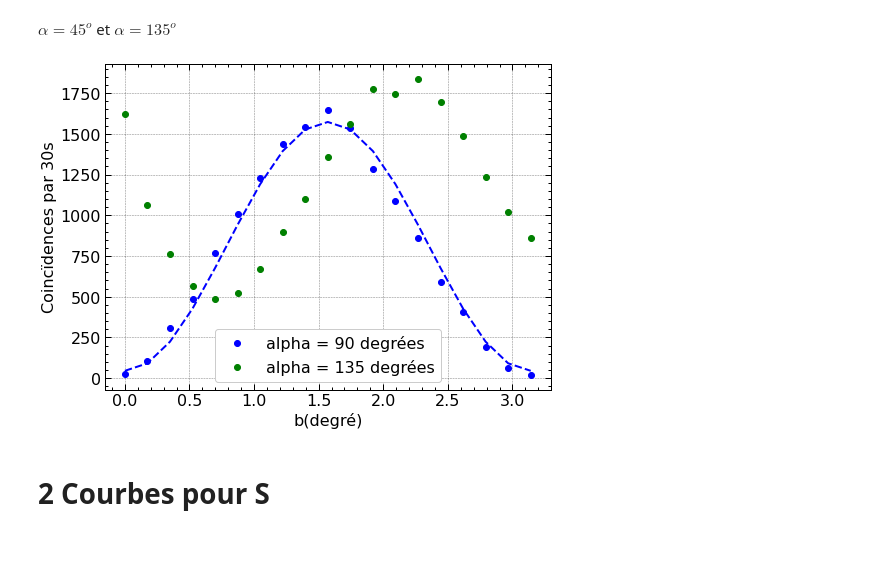
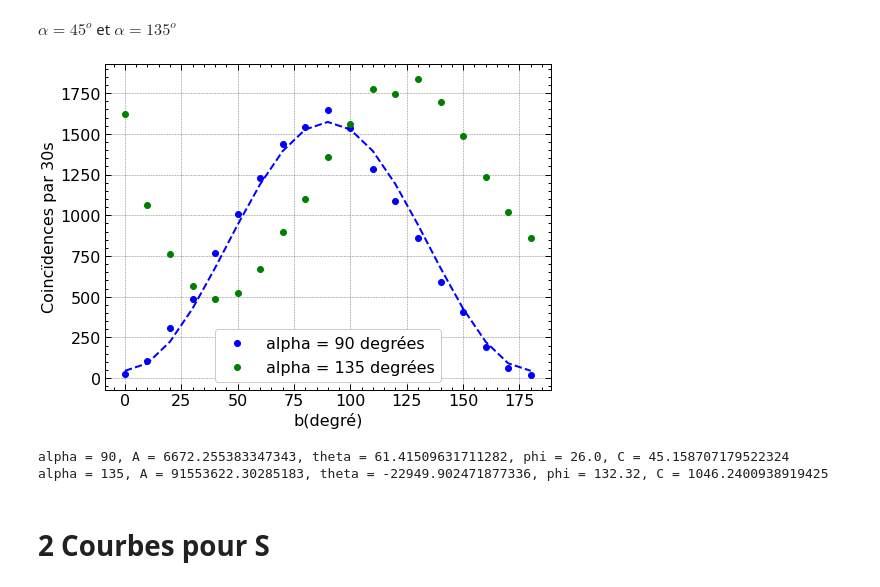
Before and after one commit to pierrotlamontagne/Github-labo-3, a Jupyter notebook: PIN/Analyse.ipynb, the cells around one changed output. Drawn from its saved outputs; the diff is of its cells as text; code cells hidden in the pictures; blank space fills up the shorter version.

```diff
--- a/PIN/Analyse.ipynb
+++ b/PIN/Analyse.ipynb
@@ -101,32 +136,37 @@ $\alpha = 45^o$ et $\alpha = 135^o$
 # %%
 b_a90, N_a90 = np.loadtxt("Données/a-90.txt", unpack = True, skiprows = 2)
 b_a135, N_a135 = np.loadtxt("Données/a-135.txt", unpack = True, skiprows = 2)
 
 b_a90 *= np.pi/180
 a = 90 * (np.pi/180) # à changer pour le calcul de chaque curve_fit
 a90_guess = [5560,46 * (np.pi/180),26 * (np.pi/180),22]
 a90_popt = curve_fit(Nb_coincidences, b_a90, N_a90, a90_guess)
 
 A, theta, phi, C = a90_popt[0]
 y_fit_45 = Nb_coincidences(b_a90, A, theta, phi, C)
 
 b_a135 *= np.pi/180
 a = 90 * (np.pi/180) # à changer pour le calcul de chaque curve_fit
 a135_guess = [89922 ,325.86* (np.pi/180),132.32 * (np.pi/180),12119]
 a135_popt = curve_fit(Nb_coincidences, b_a135, N_a135, a135_guess)
 
 A, theta, phi, C = a135_popt[0]
 y_fit_135 = Nb_coincidences(b_a135, A, theta, phi, C)
 
-plt.plot(b_a90,N_a90,"bo",label="alpha = 90 degrées")
-plt.plot(b_a90,y_fit_45,"b--")
-plt.plot(b_a135,N_a135,"go",label="alpha = 135 degrées")
+plt.plot(b_a90*(180/np.pi),N_a90,"bo",label="alpha = 90 degrées")
+plt.plot(b_a90*(180/np.pi),y_fit_45,"b--")
+plt.plot(b_a135*(180/np.pi),N_a135,"go",label="alpha = 135 degrées")
 #plt.plot(b_a135,y_fit_135,"g--")
 plt.xlabel("b(degré)")
 plt.ylabel("Coincïdences par 30s")
 plt.legend()
 plt.show()
+
+print(f"alpha = {90}, A = {a90_popt[0][0]}, theta = {a90_popt[0][1]*(180/np.pi)}, phi = {a90_popt[0][2]*(180/np.pi)}, C = {a90_popt[0][3]}")
+print(f"alpha = {135}, A = {a135_popt[0][0]}, theta = {a135_popt[0][1]*(180/np.pi)}, phi = {a135_popt[0][2]*(180/np.pi)}, C = {a135_popt[0][3]}")
 # %% [output]
-[figure, old version]
+[figure, new version]
+alpha = 90, A = 6672.255383347343, theta = 61.41509631711282, phi = 26.0, C = 45.158707179522324
+alpha = 135, A = 91553622.30285183, theta = -22949.902471877336, phi = 132.32, C = 1046.2400938919425
 # %% [markdown]
 # 2 Courbes pour S
```
Also changed, not shown: parts of 5 cells of this notebook, 1 other file.
